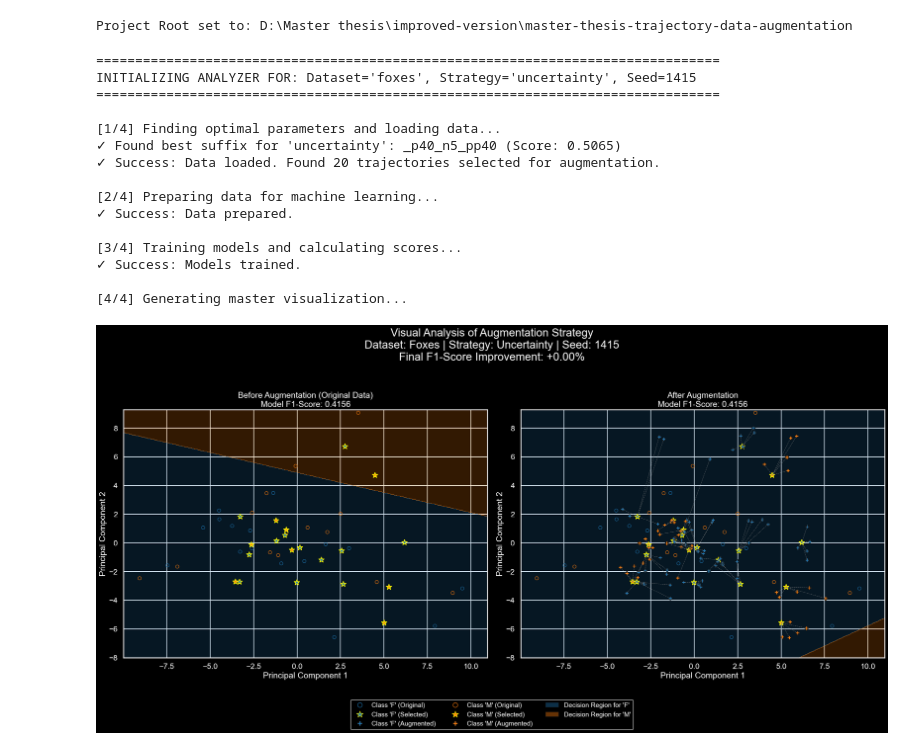
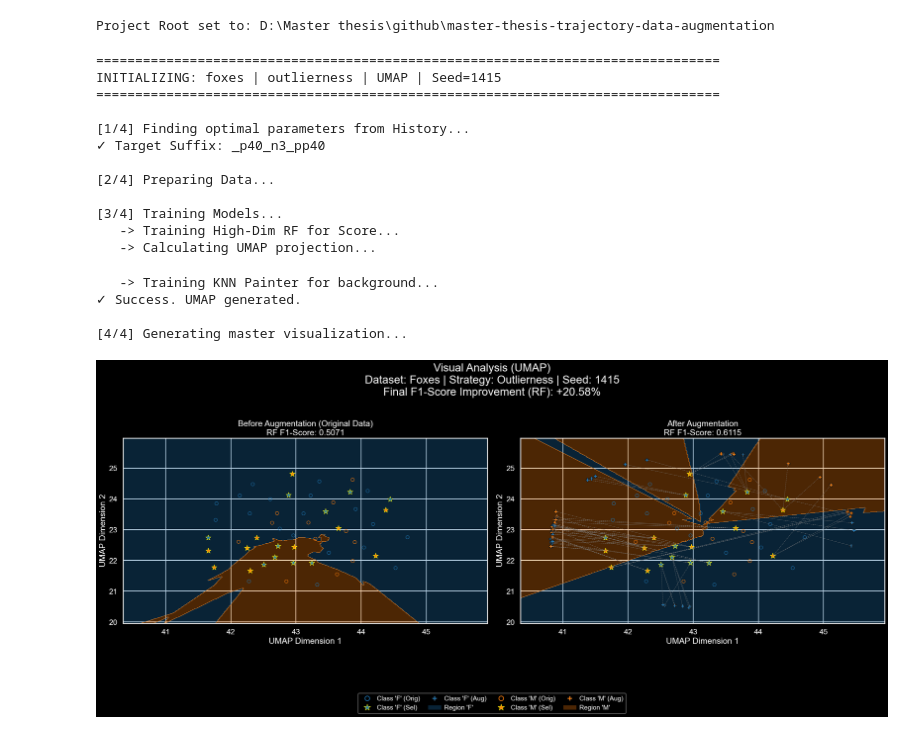
Before and after one commit to adamnordling/master-thesis-trajectory-data-augmentation, a Jupyter notebook: notebooks/visual_analysis.ipynb, the cells around one changed output. Saved outputs shown, nothing was run; the diff lists cells and outputs as text; code cells hidden in the pictures.

Commit message:
Updated visual analysis with UMAP + KNN instead of PCA + LR

```diff
--- a/notebooks/visual_analysis.ipynb
+++ b/notebooks/visual_analysis.ipynb
@@ -15,7 +15,14 @@ from sklearn.linear_model import LogisticRegression
 from sklearn.metrics import f1_score
 import traceback
 import glob
-
+import umap
+from sklearn.preprocessing import StandardScaler, LabelEncoder
+from sklearn.ensemble import RandomForestClassifier
+from sklearn.neural_network import MLPClassifier
+from sklearn.neighbors import KNeighborsClassifier
+from sklearn.metrics import f1_score
+import traceback
+import ast
 # --- Global Configuration & Setup ---
 # This ensures all paths are correct, no matter where you run the notebook from.
 PROJECT_ROOT = os.path.abspath(os.path.join(os.getcwd(), '..'))
@@ -23,5 +30,27 @@ print(f"Project Root set to: {PROJECT_ROOT}")
 
 # Set a professional plot style
 sns.set_theme(style="whitegrid", context="talk")
+
+# ==========================================
+# === FIX FOR UMAP / SKLEARN 1.6 ISSUE   ===
+# ==========================================
+import sklearn.utils.validation
+
+# Save the original check_array just in case
+_original_check_array = sklearn.utils.validation.check_array
+
+def _check_array_patch(*args, **kwargs):
+    # Scikit-learn 1.6 strictness fix:
+    # UMAP passes 'ensure_all_finite' which might be causing issues
+    # or conflicting with positional args in the new version.
+    # We simply pop it out to prevent the crash.
+    if 'ensure_all_finite' in kwargs:
+        kwargs.pop('ensure_all_finite')
+    return _original_check_array(*args, **kwargs)
+
+# Apply the patch to UMAP's internal reference
+import umap.umap_
+umap.umap_.check_array = _check_array_patch
+# ==========================================
 # %% [output]
-Project Root set to: D:\Master thesis\improved-version\master-thesis-trajectory-data-augmentation
+Project Root set to: D:\Master thesis\github\master-thesis-trajectory-data-augmentation
@@ -256,43 +326,46 @@ class TrajectoryAnalyzer:
 # --- Simply change these values to analyze a different scenario ---
 
 CONFIG = {
     "dataset": 'foxes',        # Options: 'foxes', 'car_traffic', 'starkey', 'ais_subset'
-    "strategy": 'uncertainty', # Options: 'outlierness', 'random', 'diversity', 'representativeness', 'uncertainty'
-    "seed": 1415               # Options: Any seed from your PI_SEEDS list
+    "strategy": 'outlierness', # Options: 'outlierness', 'random', 'diversity', 'representativeness', 'uncertainty'
+    "seed": 1415,               # Options: Any seed from your PI_SEEDS list
+    "model_type": "rf",
+    "projection": "pca" # Change to 'pca' to see the difference
 }
 
 # --- Then, run this cell to generate the full analysis plot ---
 try:
     analyzer = TrajectoryAnalyzer(
         dataset_name=CONFIG["dataset"],
         strategy_name=CONFIG["strategy"],
         seed=CONFIG["seed"]
     )
     analyzer.generate_master_plot() # Call with no arguments to show the plot inline
 
 except Exception as e:
     print("\n" + "!"*80)
     print("--- ANALYSIS FAILED ---")
     print(f"Error: {e}")
     print("\nIMPORTANT: This usually means you haven't run the main pipeline for this combination yet.")
     print(f"Please run 'python main.py --datasets {CONFIG['dataset']}' to generate the necessary files.")
     print("--- Full Traceback ---")
     traceback.print_exc()
     print("!"*80)
 # %% [output]
 ================================================================================
-INITIALIZING ANALYZER FOR: Dataset='foxes', Strategy='uncertainty', Seed=1415
+INITIALIZING: foxes | outlierness | UMAP | Seed=1415
 ================================================================================
 
-[1/4] Finding optimal parameters and loading data...
-✓ Found best suffix for 'uncertainty': _p40_n5_pp40 (Score: 0.5065)
-✓ Success: Data loaded. Found 20 trajectories selected for augmentation.
+[1/4] Finding optimal parameters from History...
+✓ Target Suffix: _p40_n3_pp40
 
-[2/4] Preparing data for machine learning...
-✓ Success: Data prepared.
+[2/4] Preparing Data...
 
-[3/4] Training models and calculating scores...
-✓ Success: Models trained.
-
-[4/4] Generating master visualization...
+[3/4] Training Models...
+   -> Training High-Dim RF for Score...
+   -> Calculating UMAP projection...
+   -> Training KNN Painter for background...
+✓ Success. UMAP generated.
+
+[4/4] Generating master visualization...
-[figure, old version]
+[figure, new version]
```
Also changed, not shown: parts of 3 cells of this notebook.
